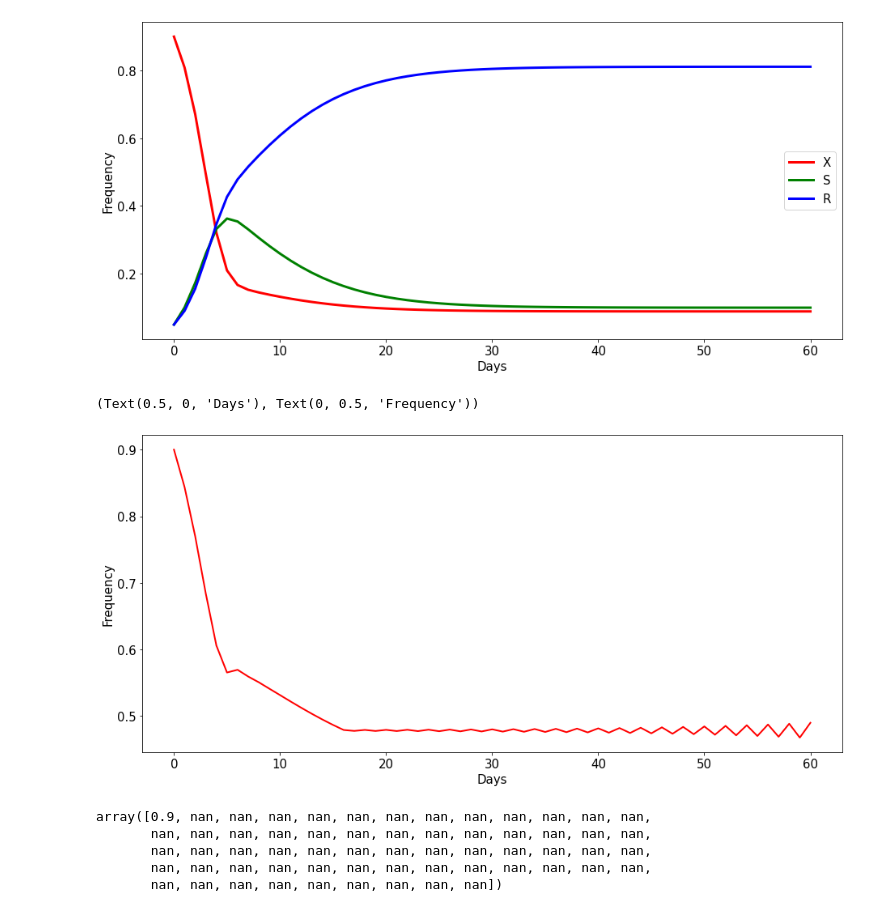
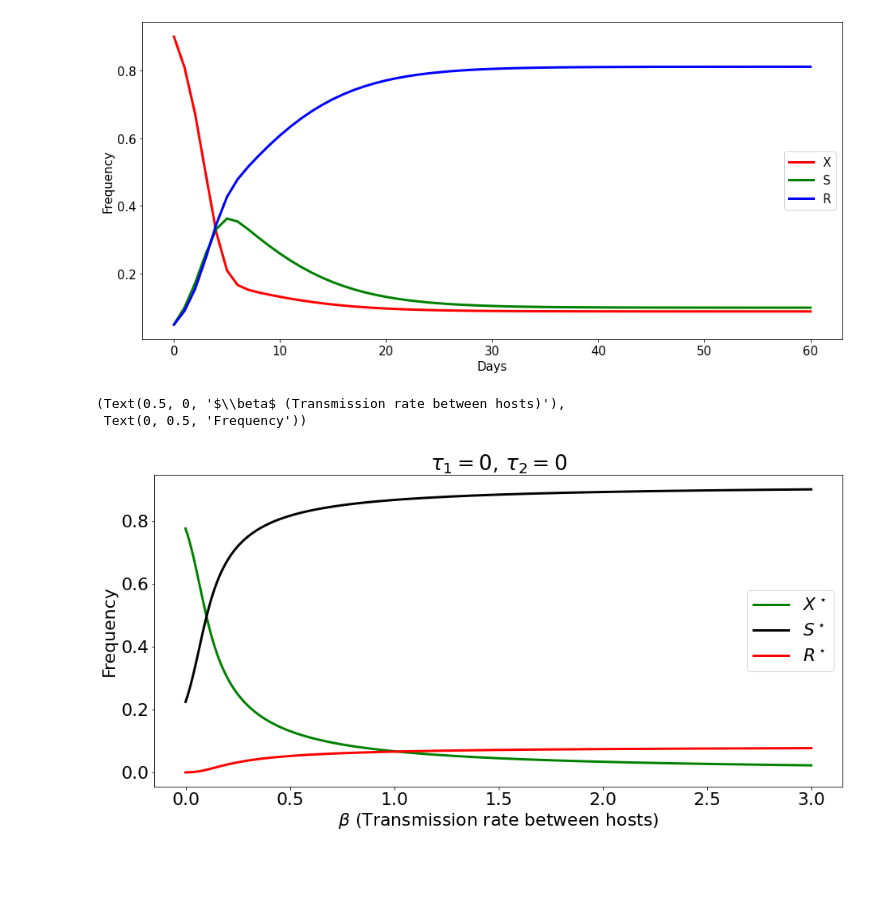
Before and after one commit to ChaosDonkey06/AMR_modeling, a Jupyter notebook: MarcLipsitch_etal_1999.ipynb, the cells around one changed output. Drawn from its saved outputs; the diff is of its cells as text; code cells hidden in the pictures; blank space fills up the shorter version.

Commit message:
updating lipshhitz model

```diff
--- a/MarcLipsitch_etal_1999.ipynb
+++ b/MarcLipsitch_etal_1999.ipynb
@@ -69,7 +69,7 @@ def model(x,  beta, tau1, tau2, c, num_ensembles=300, dt=1, transition=binomial_
 
     # Updates
     X  = X + adm_x - x2s - x2r    + s2x_tau1 + s2x_tau2 + r2x_tau1 + s2x_clearance + r2x_clearance - x2exit
-    S  = S + adm_s + x2s - s2exit - s2x_tau1 + s2x_tau2 - s2x_clearance
+    S  = S + adm_s + x2s - s2exit - s2x_tau1 - s2x_tau2 - s2x_clearance
     R  = R + x2r         - r2exit - r2x_tau1 - r2x_clearance
 
     return np.minimum(np.maximum(np.array([X, S, R]), 0), 1)
@@ -113,45 +113,46 @@ ax.set_xlabel("Days"), ax.set_ylabel("Frequency")
 (Text(0.5, 0, 'Days'), Text(0, 0.5, 'Frequency'))
 [figure]
 # %%
+import matplotlib.pyplot as plt
+plt.rc('font', size=22) #controls default text size
 
 
+dt = 0.1 # 0.1 days
+
 num_ensembles = 300
-num_days      = 60
+num_days      = int(60 * 1/dt)
 num_vars      = 3
 
-x0 =  [[0.9, 0.05, 0.05]]
+x0 =  [[0.8, 0.15, 0.05]]
 x0 =  np.expand_dims(x0, -1) * np.ones((1, num_ensembles))
 
 x_all = np.full((num_vars, num_days+1, num_ensembles), np.nan)
 x_all[:,0,:] = x0
 
-betas =  np.linspace(1, 3, num_ensembles)
-tau1  =  1 /  np.linspace(1, 15, num_ensembles)
-tau2  =  1 / np.linspace(1, 15, num_ensembles)
+betas =  np.linspace(0, 3, num_ensembles)
+tau1  = 0  # 1 /  np.linspace(1, 15, num_ensembles)
+tau2  = 0    # 1 / np.linspace(1, 15, num_ensembles)
 c     = 0
 
 for t_idx in range(num_days):
 
-    x_all[:,t_idx+1,:] = model(x_all[:,t_idx,:],  beta, tau1, tau2, c, num_ensembles=300, dt=1, transition=deterministic_transition)
+    x_all[:,t_idx+1,:] = model(x_all[:,t_idx,:],  betas, tau1, tau2, c, num_ensembles=300, dt=dt, transition=deterministic_transition)
+
+
+
+x_steady = x_all[:, -100:, :].mean(-2)
+
+fig, ax = plt.subplots(1, 1, figsize=(15.5, 7.2))
+
+ax.plot(betas, x_steady[0, :], color="g", lw=3, label=r"$X^\star$")
+ax.plot(betas, x_steady[1, :], color="k", lw=3, label=r"$S^\star$")
+ax.plot(betas, x_steady[2, :], color="r", lw=3, label=r"$R^\star$")
+ax.legend()
+
+ax.set_title(r"$\tau_1={}$".format(tau1)+", "+ r"$\tau_2={}$".format(tau2))
+
+ax.set_xlabel(r"$\beta$ (Transmission rate between hosts)"), ax.set_ylabel(r"Frequency")
+# %% [output]
+(Text(0.5, 0, '$\\beta$ (Transmission rate between hosts)'),
+ Text(0, 0.5, 'Frequency'))
+[figure, added]
-# %%
-import matplotlib.pyplot as plt
-plt.rc('font', size=15) #controls default text size
-
-
-fig, ax = plt.subplots(1, 1, figsize=(15.5, 7.2))
-
-ax.plot(range(num_days+1), x_all[0, :, 50], color="r", lw=2, label="X")
-
-#ax.legend()
-ax.set_xlabel("Days"), ax.set_ylabel("Frequency")
-# %% [output]
-(Text(0.5, 0, 'Days'), Text(0, 0.5, 'Frequency'))
-[figure, removed]
-# %%
-x_all[0, :, 150]
-# %% [output]
-array([0.9, nan, nan, nan, nan, nan, nan, nan, nan, nan, nan, nan, nan,
-       nan, nan, nan, nan, nan, nan, nan, nan, nan, nan, nan, nan, nan,
-       nan, nan, nan, nan, nan, nan, nan, nan, nan, nan, nan, nan, nan,
-       nan, nan, nan, nan, nan, nan, nan, nan, nan, nan, nan, nan, nan,
-       nan, nan, nan, nan, nan, nan, nan, nan, nan])
```
Also changed, not shown: parts of 2 cells of this notebook.
